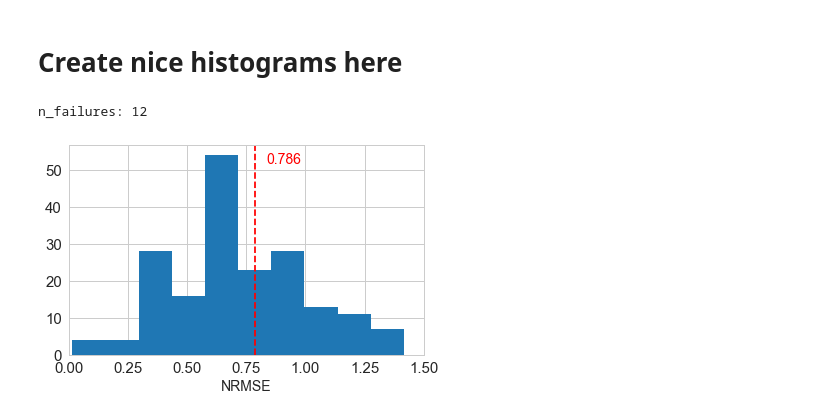
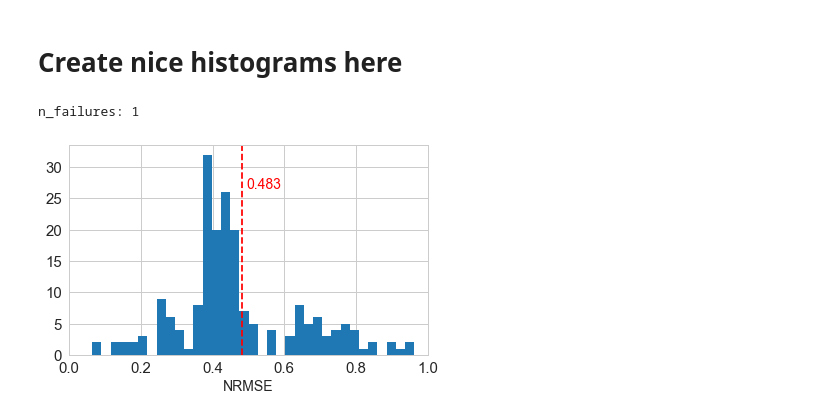
Before and after one commit to zimmerman-cole/esn_experiments, a Jupyter notebook: view_results.ipynb, the cells around one changed output. Drawn from its saved outputs; the diff is of its cells as text; code cells hidden in the pictures.

Commit message:
more results

```diff
--- a/view_results.ipynb
+++ b/view_results.ipynb
@@ -102,5 +100,6 @@ def run_tests_LCESN(n_runs=10):
 
     return errors
 
-errors = run_tests_LCESN(n_runs=200)
+errors = run_tests_LCESN(n_runs=10)
+#errors_lcesn = np.array(errors)
 # %% [output]
@@ -127,7 +122,7 @@ NRMSE: 0.144604
 res_files = os.listdir('Results/EESN')
 #print(res_files)
 
-results = pkl.load(open('Results/EESN/Tue-Mar-20-15:20:56-2018.p'))
+results = pkl.load(open('Results/EESN/Tue-Mar-20-16:55:57-2018.p'))
 results_list = results.items()
 print(len(results_list))
 results_list = sorted(results_list, key=lambda x: np.mean(x[1]))
@@ -156,22 +151,31 @@ spectral_scales:[0.5, 0.58333333333333337, 0.66666666666666663, 0.75, 0.83333333
 # %% [markdown]
 # Run EESN experiments
 # %%
-def run_tests_EESN():
+def run_tests_EESN(n_runs=10):
+
     errors = []
-    for _ in range(10):
+    for _ in range(n_runs):
+        data = np.array(run(15100)).reshape(-1, 1)[::-1]
+        split = 14100
+        X_train = np.array(data[:split-1])
+        y_train = np.array(data[1:split])
+        X_valid = np.array(data[split-1:-1])
+        y_valid = np.array(data[split:])
+        data_mean = np.mean(data)
+
         start_time = time.time()
 
         model = EESN(
             1, 1, num_reservoirs=10,
-            reservoir_sizes = np.linspace(100, 200, 10).astype(int),
-            echo_params=np.linspace(0.85, 0.5, 10),
-            regulariser=1e-3
+            reservoir_sizes = np.linspace(200, 200, 10).astype(int),
+            echo_params=np.linspace(0.5, 0.85, 10),
+            regulariser=1e-4
         )
         model.initialize_input_weights(
             scales=np.linspace(0.5, 0.5, 10)
         )
         model.initialize_reservoir_weights(
-            spectral_scales=np.linspace(0.9, 1.25, 10)
+            spectral_scales=np.linspace(1.25, 1.25, 10)
         )
 
         model.train(X_train, y_train)
@@ -197,5 +201,7 @@ def run_tests_EESN():
     title = 'Results/EESN/GOOD'+time.asctime()[3:-5].replace(' ', '-')+'.p'
     pkl.dump(to_save, open(title, 'wb'))
 
-run_tests_EESN()
+    return errors
+
+errors_eesn = run_tests_EESN(n_runs=10)
 # %% [output]
@@ -302,32 +322,32 @@ NRMSE: 0.514372
 # %% [markdown]
 # Create nice histograms here
 # %%
-errors = pkl.load(open('Results/ESN/GOOD-Mar-20-18:12:29.p', 'rb'))
-errors = errors.values()[0]
+errors = np.array(errors_eesn)  # pkl.load(open('Results/LCESN/GOOD-Mar-21-11:56:55.p', 'rb'))
+#errors = errors.values()[0]
 errors_hist = np.array(errors)
-errors_hist = errors_hist[np.where(errors_hist <= 1.5)]
+errors_hist = errors_hist[np.where(errors_hist <= 1.0)]
 mean_error = np.mean(errors_hist)
 n_failures = len(errors) - len(errors_hist)
 print('n_failures: %d' % n_failures)
 
-hist, bins = np.histogram(errors_hist)
+hist, bins = np.histogram(errors_hist, bins=35)
 bin_width = bins[1] - bins[0]
 
 f, ax = plt.subplots(figsize=(6, 4))
 ax.bar(bins[:-1], hist, width=bin_width)
 ymin, ymax = ax.get_ylim()
 ax.plot([mean_error]*2, [ymin, ymax], linestyle='--', color='red')
 ax.text(
-    mean_error+0.05, ymax-5, '%.3f' % mean_error, color='red', fontsize=14
+    mean_error+0.01, ymax-7, '%.3f' % mean_error, color='red', fontsize=14
 )
 
 ax.set_ylim([ymin, ymax])
-ax.set_xlim([0, 1.5])
+ax.set_xlim([0, 1.0])
 ax.set_xlabel('NRMSE', fontsize=14)
 
 plt.tight_layout()
-#f.savefig('EXAMPLE_ERROR_HIST.pdf')
+f.savefig('EESN-hist-valid.pdf')
 plt.show()
 # %% [output]
-n_failures: 12
+n_failures: 1
-[figure, old version]
+[figure, new version]
```
Also changed, not shown: parts of 6 cells of this notebook, 6 other files.
